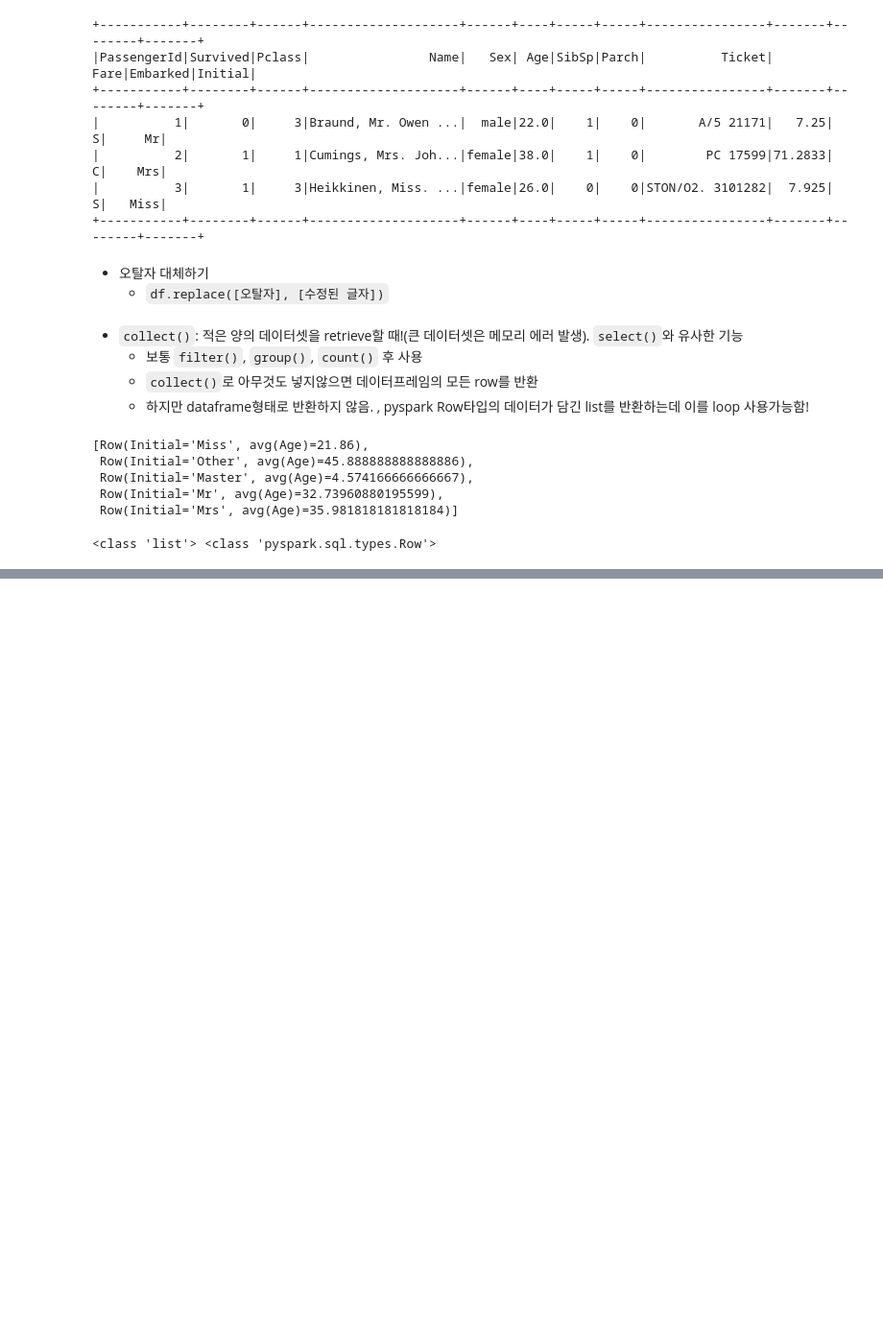
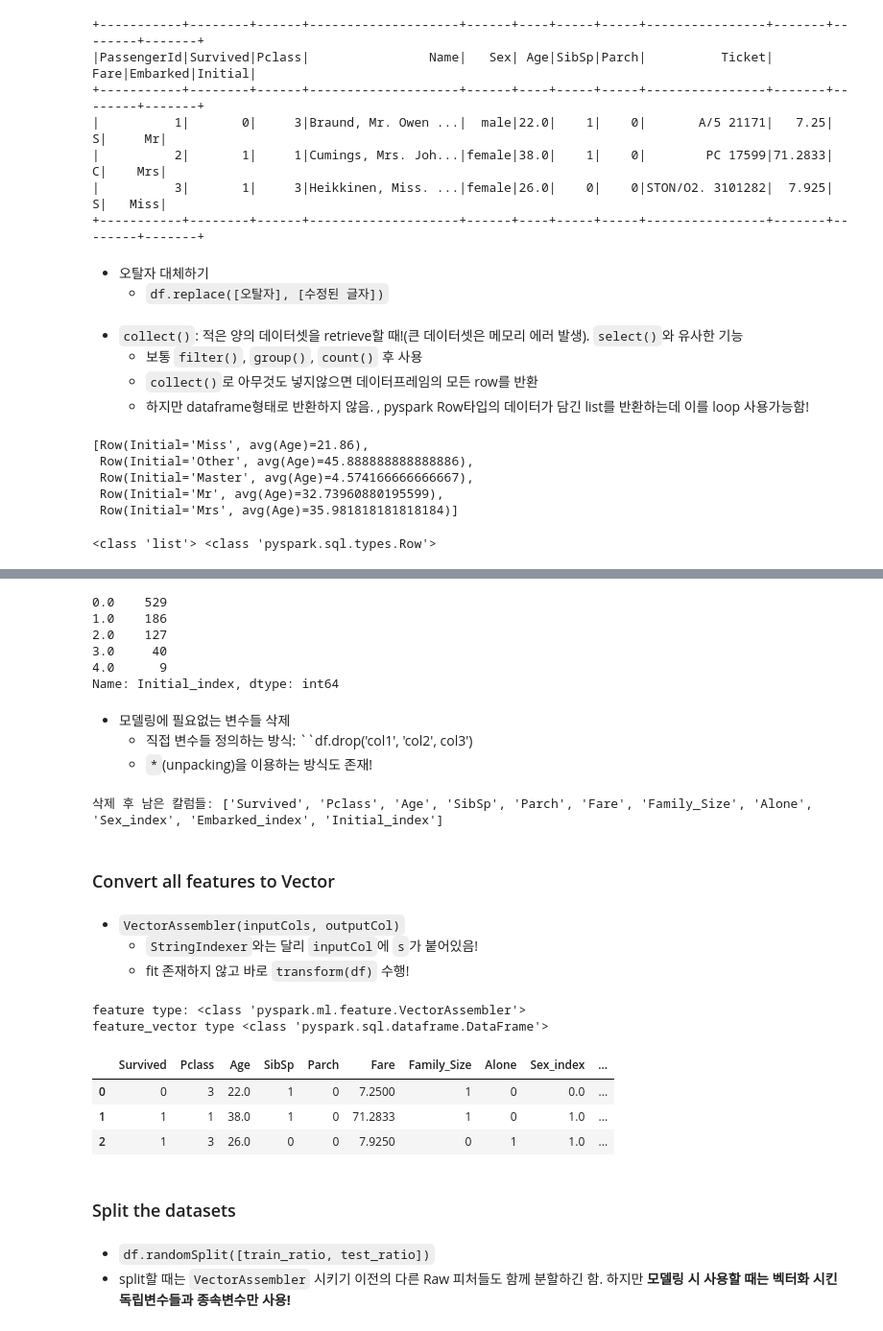
Before and after one commit to young-hun-jo/TIL, a Jupyter notebook: pyspark/Classification/titanic_classification.ipynb, the cells around one changed output, grey strips where cells are left out. Shown at 96% size. Cells and saved outputs as stored; diff of their text form; code cells hidden in the pictures; blank space fills up the shorter version.

Commit message:
modeling using pyspark

```diff
--- a/pyspark/Classification/titanic_classification.ipynb
+++ b/pyspark/Classification/titanic_classification.ipynb
@@ -145,0 +206,11 @@ print(type(test), type(test[0]))
+# %%
+# Family size라는 파생변수 생성
+df = df.withColumn("Family_Size",
+                  col('SibSp')+col('Parch')) # df['SibSp']도 가능!
+
+# Alone이라는 Binary 파생변수 생성하는데, 우선 0으로 다 해놓기
+df = df.withColumn('Alone', lit(0))
+# 조건에 맞게 Alone 변수값 변경
+df = df.withColumn('Alone',
+                  when(col('Family_Size') == 0, 1)\
+                  .otherwise(col('Alone')))
@@ -145,0 +222,8 @@ print(type(test), type(test[0]))
+# %%
+convert_cols = ['Sex', 'Embarked', 'Initial']
+
+# 추후에 IndexToString할려면 indexer 객체를 사용하면 됨!
+indexer = [StringIndexer(inputCol=col,
+                         outputCol=col+'_index').fit(df) for col in convert_cols]
+print(indexer)
+print(type(indexer))
@@ -145,0 +233,5 @@ print(type(test), type(test[0]))
+# %%
+# Pipeline을 이용해 stage에다가 실행 과정 담아 넘기기
+pipeline = Pipeline(stages=indexer)
+df = pipeline.fit(df).transform(df)
+df.limit(3).toPandas()
@@ -145,0 +243,47 @@ print(type(test), type(test[0]))
+# %%
+pandas_df = df.toPandas()
+pandas_df['Initial_index'].value_counts()
+# %% [output]
+0.0    529
+1.0    186
+2.0    127
+3.0     40
+4.0      9
+Name: Initial_index, dtype: int64
+# %% [markdown]
+- 모델링에 필요없는 변수들 삭제
+    * 직접 변수들 정의하는 방식: ``df.drop('col1', 'col2', col3')
+    * ``*``(unpacking)을 이용하는 방식도 존재!
+# %%
+un_cols = ["PassengerId","Name","Ticket","Cabin","Embarked","Sex","Initial"]
+
+df = df.drop(*un_cols)
+print("삭제 후 남은 칼럼들:", df.columns)
+# %% [output]
+삭제 후 남은 칼럼들: ['Survived', 'Pclass', 'Age', 'SibSp', 'Parch', 'Fare', 'Family_Size', 'Alone', 'Sex_index', 'Embarked_index', 'Initial_index']
+# %% [markdown]
+### Convert all features to Vector
+# %% [markdown]
+- ``VectorAssembler(inputCols, outputCol)``
+    * ``StringIndexer``와는 달리 ``inputCol``에 ``s``가 붙어있음!
+    * fit 존재하지 않고 바로 ``transform(df)`` 수행!
+# %%
+feature = VectorAssembler(inputCols = df.columns[1:],
+                         outputCol='features')
+feature_vector = feature.transform(df) # 데이터프레임 형태로 반환
+print('feature type:', type(feature))
+print('feature_vector type', type(feature_vector))
+
+feature_vector.limit(3).toPandas()
+# %% [output]
+feature type: <class 'pyspark.ml.feature.VectorAssembler'>
+feature_vector type <class 'pyspark.sql.dataframe.DataFrame'>
+|  | Survived | Pclass | Age | SibSp | Parch | Fare | Family_Size | Alone | Sex_index | ... |
+| 0 | 0 | 3 | 22.0 | 1 | 0 | 7.2500 | 1 | 0 | 0.0 | ... |
+| 1 | 1 | 1 | 38.0 | 1 | 0 | 71.2833 | 1 | 0 | 1.0 | ... |
+| 2 | 1 | 3 | 26.0 | 0 | 0 | 7.9250 | 0 | 1 | 1.0 | ... |
+# %% [markdown]
+### Split the datasets
+# %% [markdown]
+- ``df.randomSplit([train_ratio, test_ratio])``
+- split할 때는 ``VectorAssembler`` 시키기 이전의 다른 Raw 피처들도 함께 분할하긴 함. 하지만 **모델링 시 사용할 때는 벡터화 시킨 독립변수들과 종속변수만 사용!**
```
Also changed, not shown: parts of 19 cells of this notebook.
